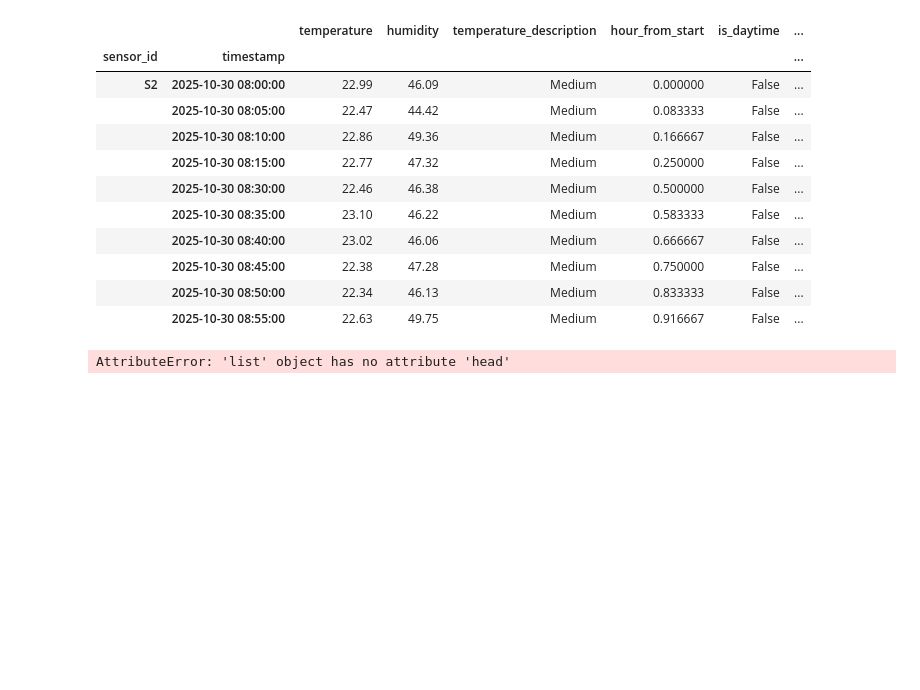
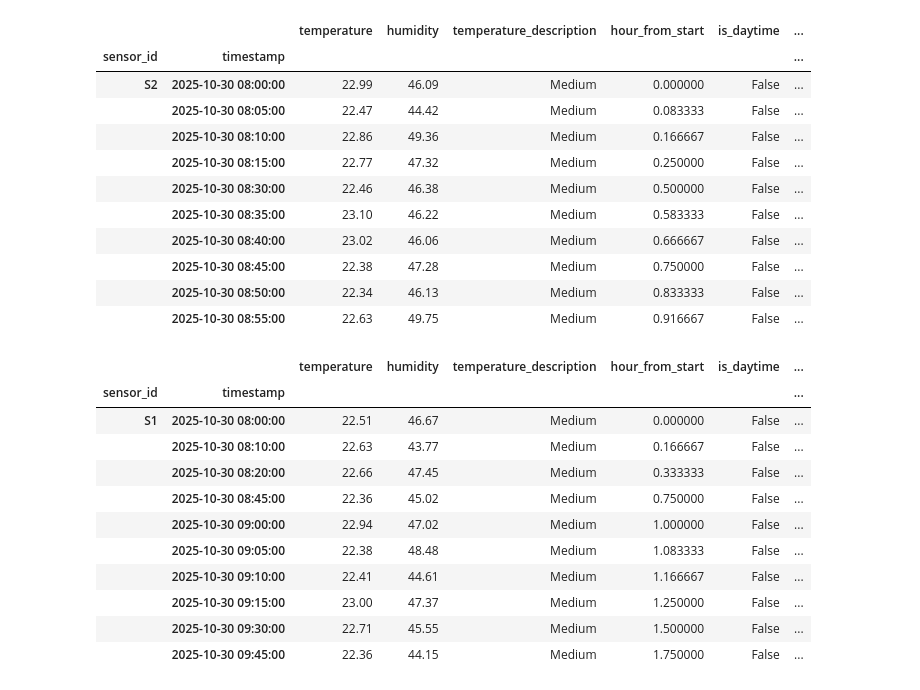
Before and after one commit to Slimacik12/python-for-data-science, a Jupyter notebook: assignment3.ipynb, the cells around one changed output. Saved outputs shown, nothing was run; the diff lists cells and outputs as text; code cells hidden in the pictures; blank space fills up the shorter version.

```diff
--- a/assignment3.ipynb
+++ b/assignment3.ipynb
@@ -956,9 +988,18 @@ df_s2.head(10)
 |  | 2025-10-30 08:45:00 | 22.38 | 47.28 | Medium | 0.750000 | False | ... |
 |  | 2025-10-30 08:50:00 | 22.34 | 46.13 | Medium | 0.833333 | False | ... |
 |  | 2025-10-30 08:55:00 | 22.63 | 49.75 | Medium | 0.916667 | False | ... |
-# %%
-df_filtered.loc[
-    df_filtered.index.get_level_values('sensor_id') == 'S2'
-].head()
-# %% [output]
-AttributeError: 'list' object has no attribute 'head'
+# %%
+df_filtered.head(10)
+# %% [output]
+|  |  | temperature | humidity | temperature_description | hour_from_start | is_daytime | ... |
+| sensor_id | timestamp |  |  |  |  |  | ... |
+| S1 | 2025-10-30 08:00:00 | 22.51 | 46.67 | Medium | 0.000000 | False | ... |
+|  | 2025-10-30 08:10:00 | 22.63 | 43.77 | Medium | 0.166667 | False | ... |
+|  | 2025-10-30 08:20:00 | 22.66 | 47.45 | Medium | 0.333333 | False | ... |
+|  | 2025-10-30 08:45:00 | 22.36 | 45.02 | Medium | 0.750000 | False | ... |
+|  | 2025-10-30 09:00:00 | 22.94 | 47.02 | Medium | 1.000000 | False | ... |
+|  | 2025-10-30 09:05:00 | 22.38 | 48.48 | Medium | 1.083333 | False | ... |
+|  | 2025-10-30 09:10:00 | 22.41 | 44.61 | Medium | 1.166667 | False | ... |
+|  | 2025-10-30 09:15:00 | 23.00 | 47.37 | Medium | 1.250000 | False | ... |
+|  | 2025-10-30 09:30:00 | 22.71 | 45.55 | Medium | 1.500000 | False | ... |
+|  | 2025-10-30 09:45:00 | 22.36 | 44.15 | Medium | 1.750000 | False | ... |
```
Also changed, not shown: parts of 6 cells of this notebook.
